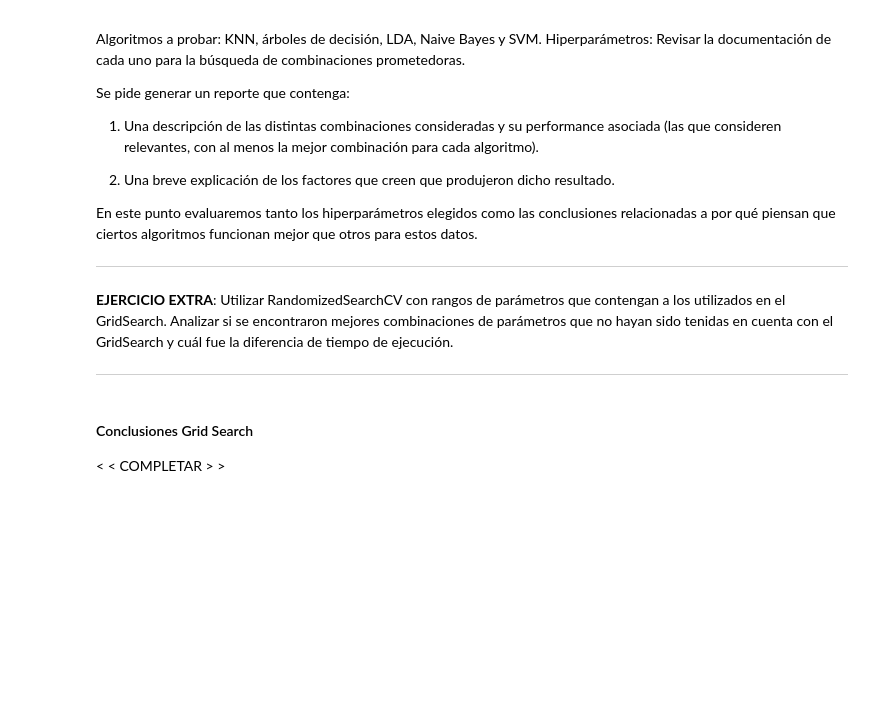
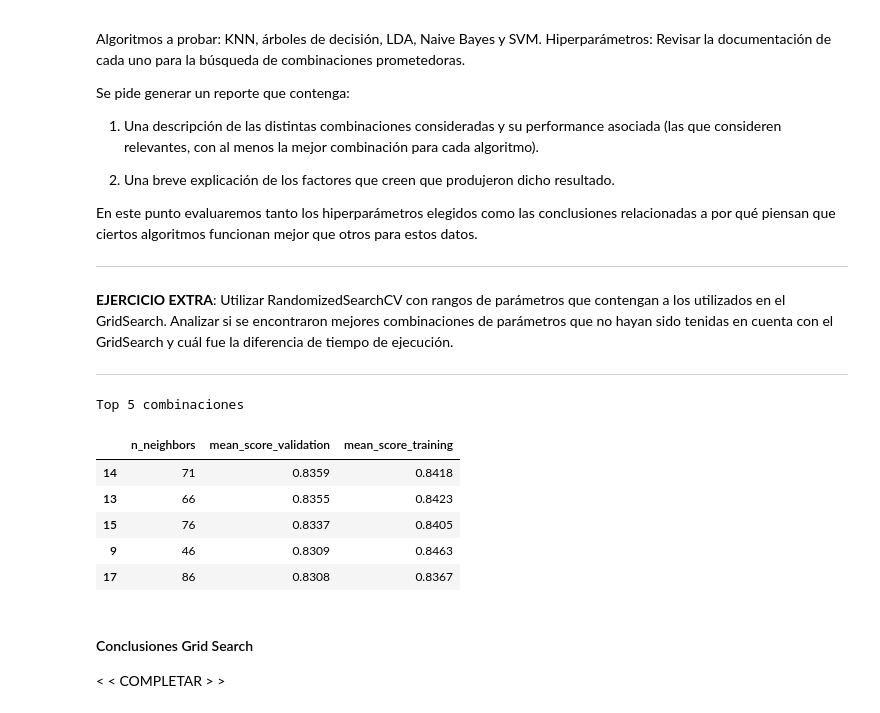
Before and after one commit to griquelme/aa-TP1, a Jupyter notebook: TP1.ipynb, the cells around one changed output. Saved outputs shown, nothing was run; the diff lists cells and outputs as text; code cells hidden in the pictures; blank space fills up the shorter version.

```diff
--- a/TP1.ipynb
+++ b/TP1.ipynb
@@ -364,41 +317,49 @@ from sklearn.svm import SVC
 from sklearn.model_selection import GridSearchCV
 
 def top_resultados(grid, top=5):
     ## Si quieren, pueden utilizar esta función para imprimir las mejores combinaciones de su grid
     print("Top {} combinaciones".format(top))
     df = pd.DataFrame(grid.cv_results_["params"])
     df["mean_score_validation"] = grid.cv_results_["mean_test_score"]
     df["mean_score_training"] = grid.cv_results_["mean_train_score"]
     display(df.sort_values(by="mean_score_validation", ascending=False).head(top))
 
 ########################################################
 ## AQUI VA SU CODIGO
 ## Objetivo: comparar y explorar distintas combinaciones de parámetros para los algoritmos importados arriba
 ########################################################
-knn_parameters = {'n_neighbors': range(1, int(len(X_dev_np) * 4 / 5))} # mejores entre 60 y 80.
+knn_parameters = {'n_neighbors': range(1, len(X_dev_np) // 2, 5)} # mejores entre 60 y 80.
 knn_grid = GridSearchCV(sklearn.neighbors.KNeighborsClassifier(), knn_parameters, scoring='roc_auc', cv=5)
 #knn_grid = sklearn.neighbors.KNeighborsClassifier(n_neighbors = 600)
-#knn_grid.fit(X_dev_np, y_dev_np)
-#top_resultados(knn_grid)
+knn_grid.fit(X_dev_np, y_dev_np)
+top_resultados(knn_grid)
 
 
-tree_parameters = {'max_depth': list(range(1, 500))+[None]} # Mejor con 3, 2do con 2.
+tree_parameters = {'max_depth': range(1, 500))+[None]} # Mejor con 3, 2do con 2.
 #tree_grid = GridSearchCV(sklearn.tree.DecisionTreeClassifier(), tree_parameters, scoring='roc_auc', cv=5)
 #tree_grid.fit(X_dev_np, y_dev_np)
 #top_resultados(tree_grid)
 
 
-lda_parameters = {'solver': ('lsqr', 'eigen'), 'shrinkage': np.arange(0, 1, 0.05)} # No encontre nada interesante para cambiar.
+lda_parameters = {'solver': ('lsqr', 'eigen'), 'shrinkage': np.arange(0, 1, 0.05)}
 #lda_grid = GridSearchCV(sklearn.discriminant_analysis.LinearDiscriminantAnalysis(), lda_parameters, scoring='roc_auc', cv=5)
 #lda_grid.fit(X_dev_np, y_dev_np)
 #top_resultados(lda_grid)
 
 svc_parameters = {'kernel': ('poly', 'rbf', 'sigmoid'), 'C': (0.0005, 0.005, 0.05, 0.5, 5, 50, 500),
                  'degree': list(range(1, 6)), 'gamma': (5e-5, 5e-4, 'auto')}
 
-svc_grid = GridSearchCV(SVC(), svc_parameters, scoring='roc_auc', cv=5)
-svc_grid.fit(X_dev_np, y_dev_np)
-top_resultados(svc_grid)
+#svc_grid = GridSearchCV(SVC(), svc_parameters, scoring='roc_auc', cv=5)
+#svc_grid.fit(X_dev_np, y_dev_np)
+#top_resultados(svc_grid)
+# %% [output]
+Top 5 combinaciones
+|  | n_neighbors | mean_score_validation | mean_score_training |
+| 14 | 71 | 0.8359 | 0.8418 |
+| 13 | 66 | 0.8355 | 0.8423 |
+| 15 | 76 | 0.8337 | 0.8405 |
+| 9 | 46 | 0.8309 | 0.8463 |
+| 17 | 86 | 0.8308 | 0.8367 |
 # %% [markdown]
 #### Conclusiones Grid Search
 
```
Also changed, not shown: parts of 1 cell of this notebook.
